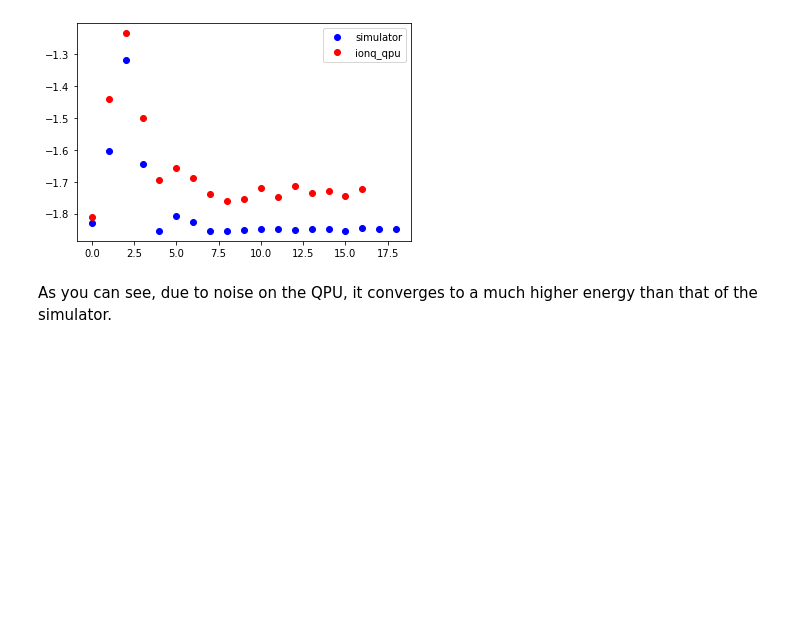
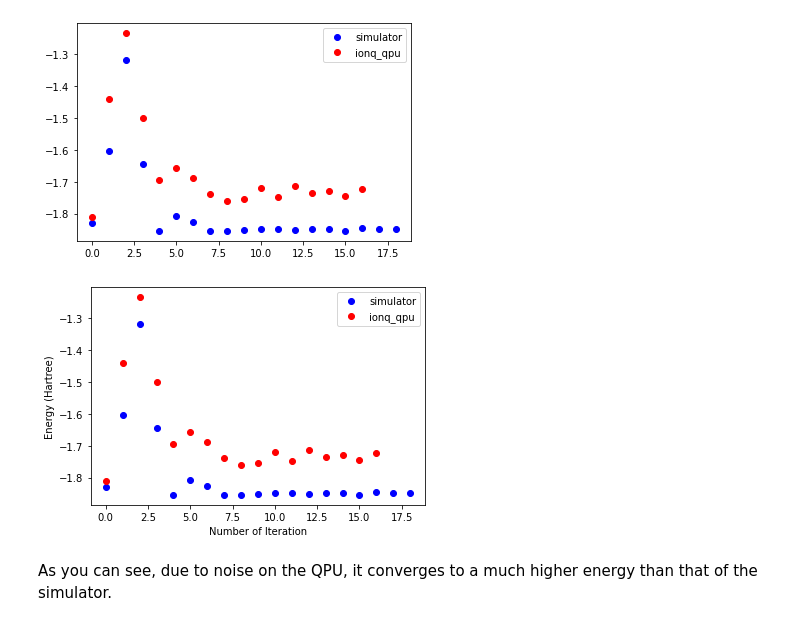
Before and after one commit to ionq-samples/qiskit-getting-started, a Jupyter notebook: vqe/h2_vqe.ipynb, the cells around one changed output. Saved outputs shown, nothing was run; the diff lists cells and outputs as text; code cells hidden in the pictures; blank space fills up the shorter version.

Commit message:
Change plotting.

```diff
--- a/vqe/h2_vqe.ipynb
+++ b/vqe/h2_vqe.ipynb
@@ -349,5 +349,16 @@ plt.legend()
 plt.show()
 # %% [output]
 [figure]
+# %%
+opt_process_exp = [-1.8112359199652812, -1.4416498480789817, -1.2335035452225904, -1.4989706208229303, -1.6937521890989031, -1.6557546667316045, -1.6898027909394815, -1.740016937435431, -1.7592133266130963, -1.755505060521276, -1.7199835843097526, -1.7476529655074913, -1.7142357090197362, -1.7366022956905651, -1.7307574124517149, -1.7437590702130892, -1.721561556686939]
+opt_process = [-1.8308337397334875, -1.6045286426151377, -1.3176850880519417, -1.642972785671419, -1.853378862063689, -1.806712185391583, -1.8281518913000796, -1.853965175510973, -1.8546227409607912, -1.8512623145326073, -1.8499200431393457, -1.8490846844773303, -1.8508890835046492, -1.8474757232657733, -1.8492536553877457, -1.8544537700503756, -1.8461599187778577, -1.8476358718744068, -1.849466737807071]
+plt.plot(opt_process, linestyle="", marker="o", color="b", label="simulator")
+plt.plot(opt_process_exp, linestyle="", marker="o", color="r", label="ionq_qpu")
+plt.xlabel("Number of Iteration")
+plt.ylabel("Energy (Hartree)")
+plt.legend()
+plt.show()
+# %% [output]
+[figure, added]
 # %% [markdown]
 As you can see, due to noise on the QPU, it converges to a much higher energy than that of the simulator.
```
